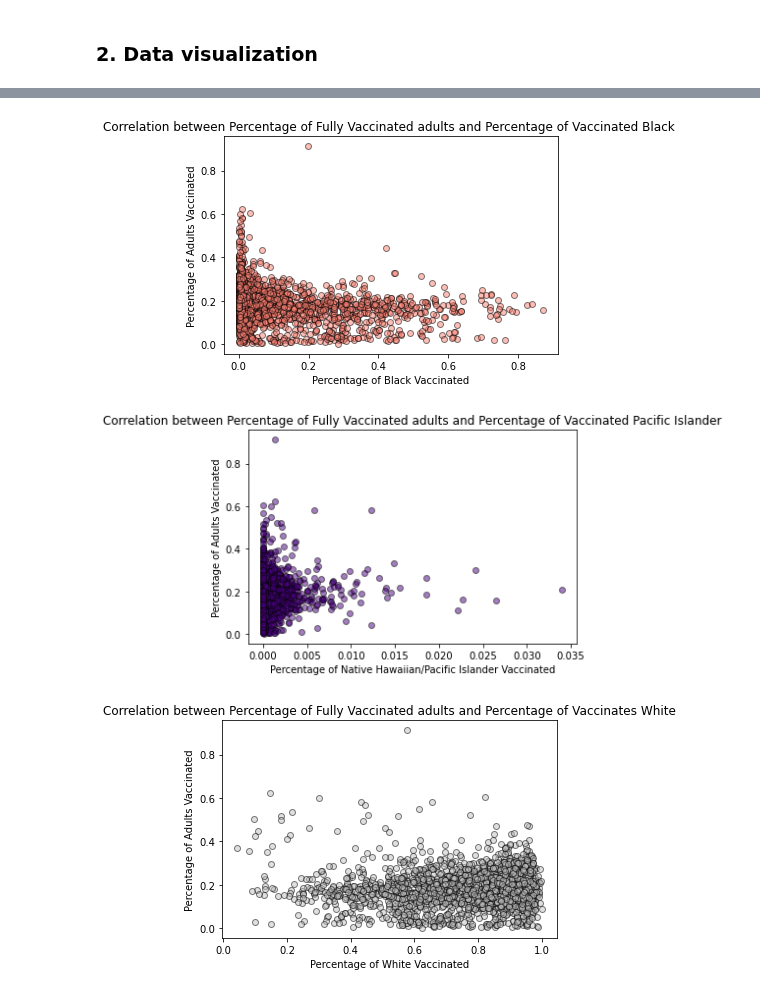
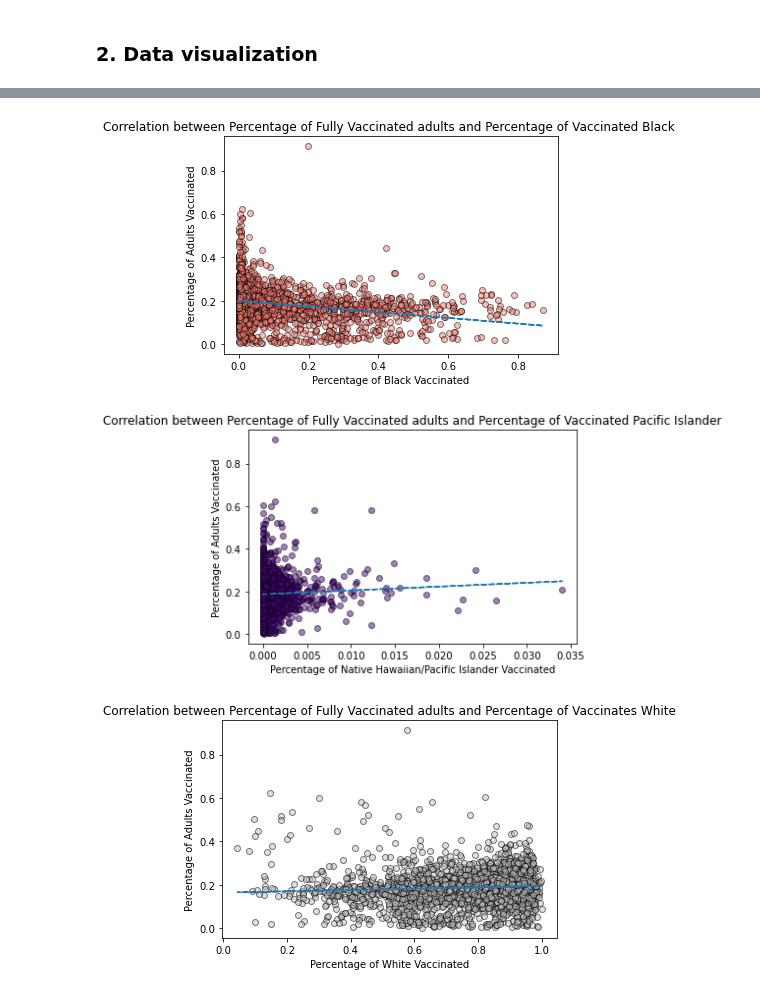
Before and after one commit to mgeffroy/P1-US-COVID-19-Vaccination-Campaign, a Jupyter notebook: Gender, Age and Ethnicity.ipynb, the cells around one changed output, grey strips where cells are left out. Saved outputs shown, nothing was run; the diff lists cells and outputs as text; code cells hidden in the pictures.

```diff
--- a/Gender, Age and Ethnicity.ipynb
+++ b/Gender, Age and Ethnicity.ipynb
@@ -37,3 +38,7 @@ most_affected
 | 36047 | 268440.0 | 33398.0 | 2396.0 | 10704.0 |
 | 36081 | 266518.0 | 33505.0 | 2539.0 | 9928.0 |
 | 06059 | 251902.0 | 10366.0 | 1875.0 | 4121.0 |
+# %%
+
+vaccination = pd.read_csv('analysis_data/vaccination_data.csv', dtype={'FIPS Code':str})
+vaccination
@@ -242,9 +261,9 @@ black = vaccination['Percent non-Hispanic Black']
 pac = vaccination['Percent non-Hispanic Native Hawaiian/Pacific Islander']
 white = vaccination['Percent non-Hispanic White']
 
-pers_vaccinates = pd.DataFrame(data={full.name:full, hisp.name:hisp, nat.name:nat, asian.name:asian, black.name:black,
+pers_vaccinated = pd.DataFrame(data={full.name:full, hisp.name:hisp, nat.name:nat, asian.name:asian, black.name:black,
                                     pac.name:pac, white.name:white})
-pers_vaccinates.dropna(inplace=True)
+pers_vaccinated.dropna(inplace=True)
 # %% [markdown]
 ### 2. Data visualization
 # %%
@@ -313,26 +342,34 @@ vc_slope, vc_int, vc_r, vc_p, vc_std_err = stats.linregress(black_vacc, adults_v
 vc_fit = vc_slope * black_vacc + vc_int
 plt.plot(black_vacc,vc_fit,"--")
 
+print(f"Pearson correlation coefficient (r-value): {round(st.pearsonr(hisp_vacc, adults_vacc)[0],2)}")
+(slope, intercept, rvalue, pvalue, stderr) = st.linregress(hisp_vacc, adults_vacc)
+print(f"Linear reggression coefficient of detemination (r-squared): {rvalue**2:.4f}")
+
 
 plt.show()
 # %% [output]
-[figure, old version]
+[figure, new version]
 # %%
 pacific_vacc= pers_vaccinated['Percent non-Hispanic Native Hawaiian/Pacific Islander']
 plt.scatter(pacific_vacc, adults_vacc, color='indigo', alpha=0.5, edgecolors= 'black')
 plt.title("Correlation between Percentage of Fully Vaccinated adults and Percentage of Vaccinated Pacific Islander")
 plt.ylabel("Percentage of Adults Vaccinated")
 plt.xlabel("Percentage of Native Hawaiian/Pacific Islander Vaccinated")
 
 
 vc_slope, vc_int, vc_r, vc_p, vc_std_err = stats.linregress(pacific_vacc, adults_vacc)
 vc_fit = vc_slope * pacific_vacc + vc_int
 plt.plot(pacific_vacc,vc_fit,"--")
 
+print(f"Pearson correlation coefficient (r-value): {round(st.pearsonr(hisp_vacc, adults_vacc)[0],2)}")
+(slope, intercept, rvalue, pvalue, stderr) = st.linregress(hisp_vacc, adults_vacc)
+print(f"Linear reggression coefficient of detemination (r-squared): {rvalue**2:.4f}")
+
 
 plt.show()
 # %% [output]
-[figure, old version]
+[figure, new version]
 # %%
 white_vacc= pers_vaccinated['Percent non-Hispanic White']
 plt.scatter(white_vacc, adults_vacc, color='silver', alpha=0.5, edgecolors= 'black')
@@ -345,7 +382,11 @@ vc_slope, vc_int, vc_r, vc_p, vc_std_err = stats.linregress(white_vacc, adults_v
 vc_fit = vc_slope * white_vacc + vc_int
 plt.plot(white_vacc,vc_fit,"--")
 
+print(f"Pearson correlation coefficient (r-value): {round(st.pearsonr(hisp_vacc, adults_vacc)[0],2)}")
+(slope, intercept, rvalue, pvalue, stderr) = st.linregress(hisp_vacc, adults_vacc)
+print(f"Linear reggression coefficient of detemination (r-squared): {rvalue**2:.4f}")
+
 
 plt.show()
 # %% [output]
-[figure, old version]
+[figure, new version]
```
Also changed, not shown: parts of 7 cells of this notebook.
